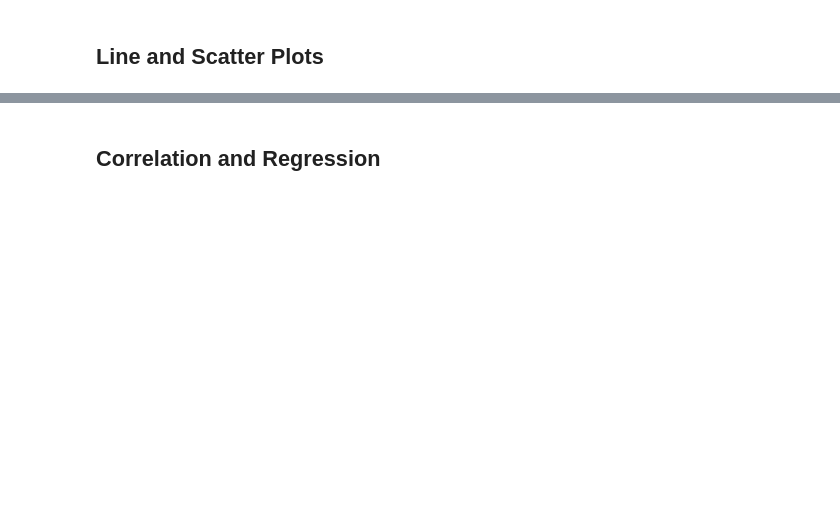
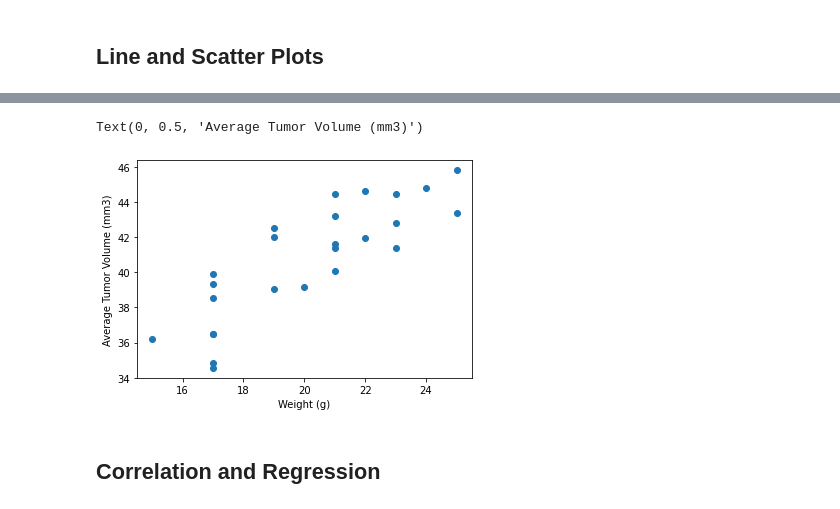
Before and after one commit to Travis-Molnoskey/matplotlib-challenge, a Jupyter notebook: pymaceuticals_starter.ipynb, the cells around one changed output, grey strips where cells are left out. Cells and saved outputs as stored; diff of their text form; code cells hidden in the pictures; blank space fills up the shorter version.

```diff
--- a/pymaceuticals_starter.ipynb
+++ b/pymaceuticals_starter.ipynb
@@ -222,2 +250,15 @@ tumor_volume = []
+# %%
+# Generate a scatter plot of mouse weight versus average tumor volume for the Capomulin regimen
+weight_group = clean_data.loc[clean_data['Drug Regimen']=='Capomulin'].groupby(['Mouse ID','Drug Regimen'])
+weight_group['Weight (g)'].mean()
+weight_group['Tumor Volume (mm3)'].mean()
+x_axis_scatter = weight_group['Weight (g)'].mean()
+y_axis_scatter = weight_group['Tumor Volume (mm3)'].mean()
+scatter = plt.scatter(x_axis_scatter, y_axis_scatter)
+plt.xlabel('Weight (g)')
+plt.ylabel('Average Tumor Volume (mm3)')
+# %% [output]
+Text(0, 0.5, 'Average Tumor Volume (mm3)')
+[figure, added]
 # %% [markdown]
 ## Correlation and Regression
```
Also changed, not shown: parts of 11 cells of this notebook.
